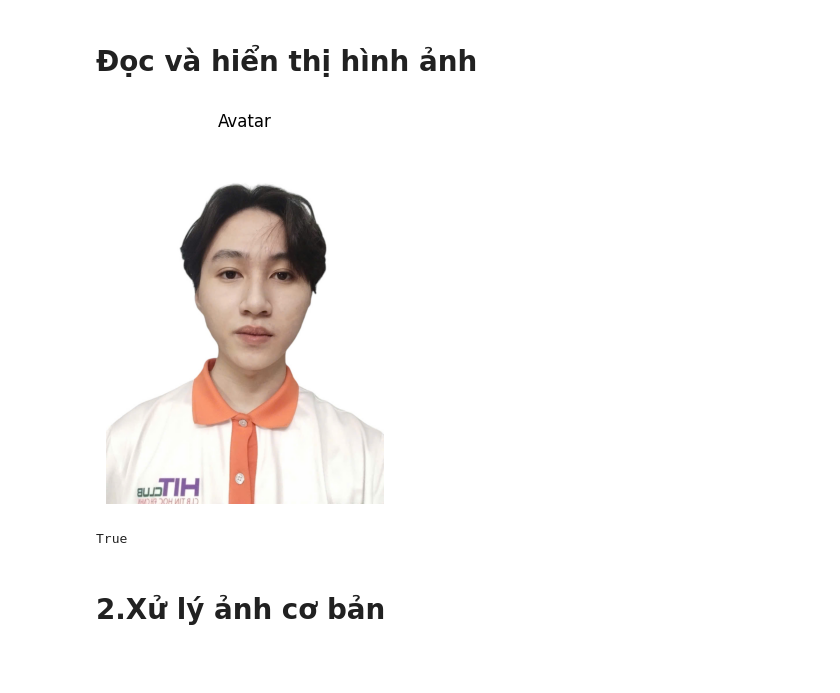
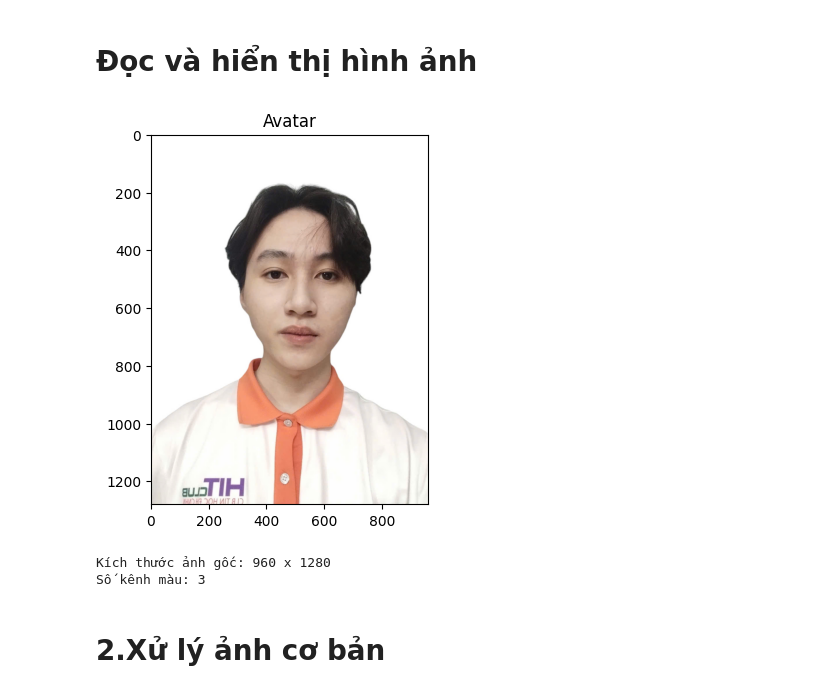
Before and after one commit to HoangTechCS-Cyber/Py_Private, a Jupyter notebook: opencv.ipynb, the cells around one changed output. Cells and saved outputs as stored; diff of their text form; code cells hidden in the pictures; blank space fills up the shorter version.

```diff
--- a/opencv.ipynb
+++ b/opencv.ipynb
@@ -13,23 +13,32 @@ uploaded = files.upload()
 Saving Avatar.jpg to Avatar (1).jpg
 # %% [markdown]
 # Đọc và hiển thị hình ảnh
-# %%
-import matplotlib.pyplot as plt
-import cv2 as cv
-
-img = cv.imread("/content/Avatar.jpg")
-if img is None:
-    print("Error: Could not load image.")
-    sys.exit()
-
-img_rgb = cv.cvtColor(img, cv.COLOR_BGR2RGB)
-plt.imshow(img_rgb)
-plt.title("Avatar")
-plt.axis("off")
-plt.show()
-# %% [output]
-[figure, removed]
-True
+# %%
+import cv2 as cv
+img = cv.imread("/content/Avatar.jpg")
+
+#Opencv
+#cv.imshow("Avatar", img)
+#cv.waitKey(0)
+# Matplotib
+import matplotlib.pyplot as plt
+
+#chuyen doi tu opencv sang maplotlib
+img_plt = cv.cvtColor(img, cv.COLOR_BGR2RGB)
+plt.imshow(img_plt)
+#
+plt.title("Avatar")
+plt.axis("on")
+plt.show()
+
+    # Lấy kích thước ảnh
+height, width, channels = img.shape
+print(f"Kích thước ảnh gốc: {width} x {height}")
+print(f"Số kênh màu: {channels}")
+# %% [output]
+[figure, added]
+Kích thước ảnh gốc: 960 x 1280
+Số kênh màu: 3
 # %% [markdown]
 # 2.Xử lý ảnh cơ bản
 # %% [markdown]
```
Also changed, not shown: parts of 1 cell of this notebook.
